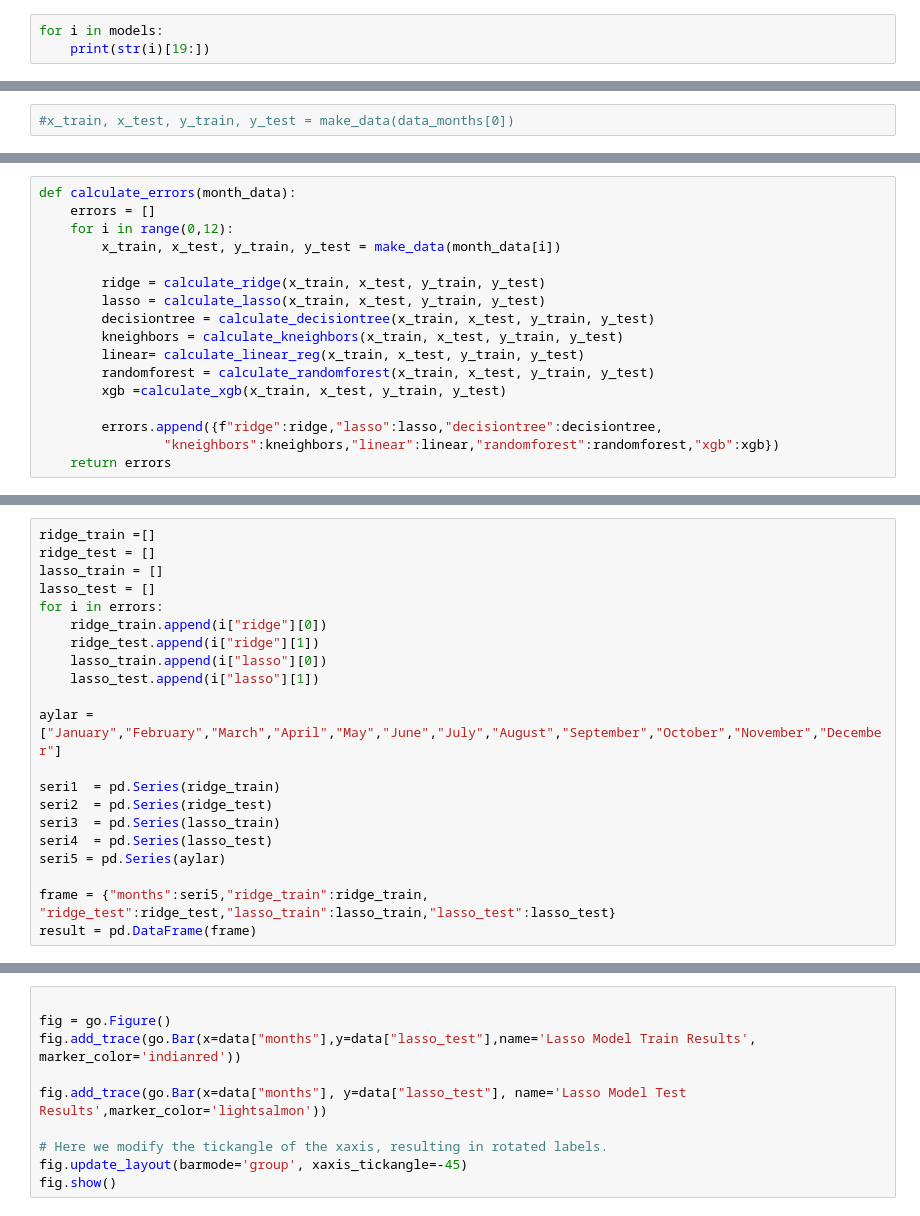
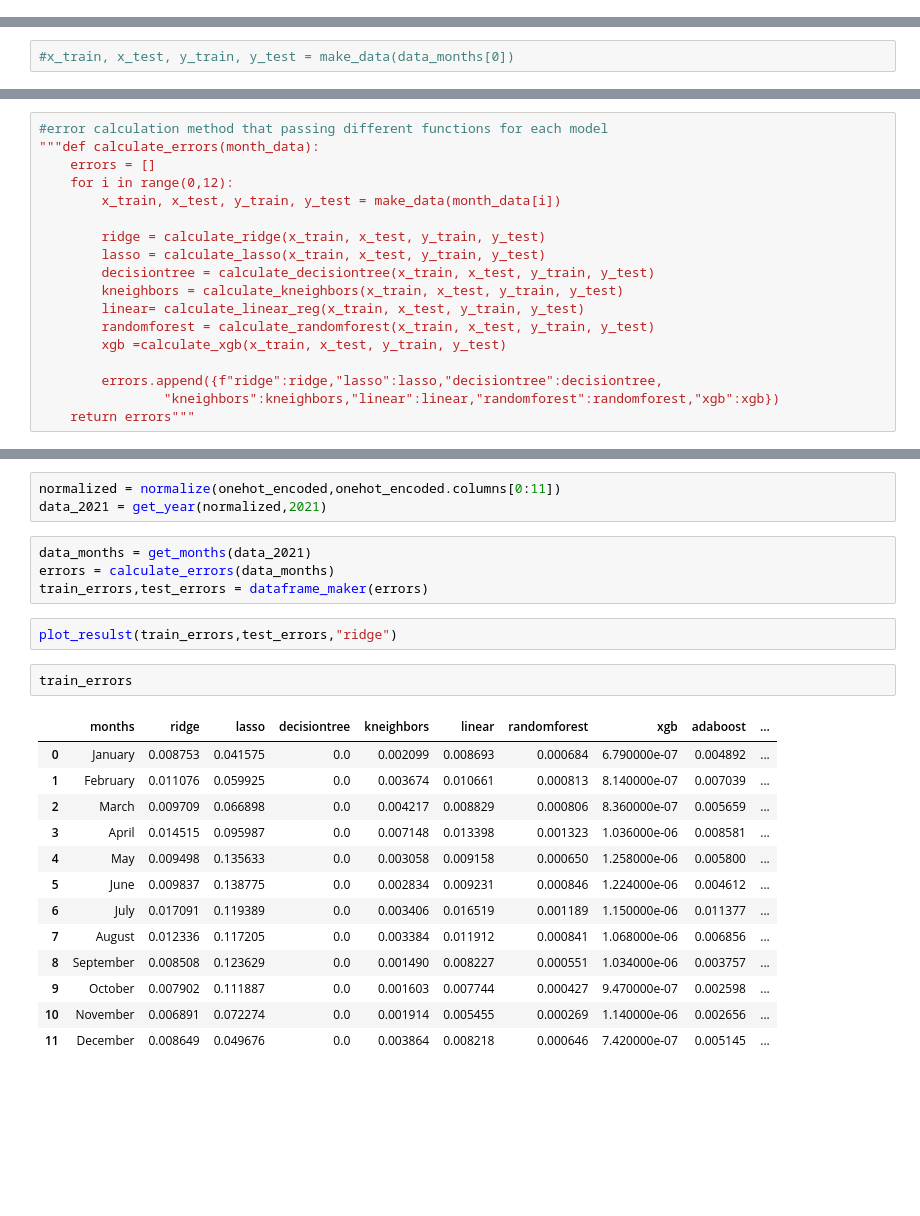
Before and after one commit to xalil8/solar_time_series_forecast, a Jupyter notebook: different_encoding.ipynb, the cells around one changed output, grey strips where cells are left out. Saved outputs shown, nothing was run; the diff lists cells and outputs as text; blank space fills up the shorter version.

Commit message:
final_show

```diff
--- a/different_encoding.ipynb
+++ b/different_encoding.ipynb
@@ -127,6 +137,3 @@ def make_data(dataframe):
     y_test = x_test.pop('Production')
 
     return x_train, x_test, y_train, y_test
-# %%
-for i in models:
-    print(str(i)[19:])
@@ -166,5 +181,6 @@ data_months = get_months(data_2021)
 # %%
-def calculate_errors(month_data):
+#error calculation method that passing different functions for each model
+"""def calculate_errors(month_data):
     errors = []
     for i in range(0,12):
         x_train, x_test, y_train, y_test = make_data(month_data[i])
@@ -179,4 +195,4 @@ def calculate_errors(month_data):
 
         errors.append({f"ridge":ridge,"lasso":lasso,"decisiontree":decisiontree,
                 "kneighbors":kneighbors,"linear":linear,"randomforest":randomforest,"xgb":xgb})
-    return errors
+    return errors"""
@@ -195,21 +198,0 @@ errors[1]
-# %%
-ridge_train =[]
-ridge_test = []
-lasso_train = []
-lasso_test = []
-for i in errors:
-    ridge_train.append(i["ridge"][0])
-    ridge_test.append(i["ridge"][1])
-    lasso_train.append(i["lasso"][0])
-    lasso_test.append(i["lasso"][1])
-
-aylar = ["January","February","March","April","May","June","July","August","September","October","November","December"]
-
-seri1  = pd.Series(ridge_train)
-seri2  = pd.Series(ridge_test)
-seri3  = pd.Series(lasso_train)
-seri4  = pd.Series(lasso_test)
-seri5 = pd.Series(aylar)
-
-frame = {"months":seri5,"ridge_train":ridge_train, "ridge_test":ridge_test,"lasso_train":lasso_train,"lasso_test":lasso_test}
-result = pd.DataFrame(frame)
@@ -228,10 +262,25 @@ fig.show()
-# %%
-
-fig = go.Figure()
-fig.add_trace(go.Bar(x=data["months"],y=data["lasso_test"],name='Lasso Model Train Results', marker_color='indianred'))
-
-fig.add_trace(go.Bar(x=data["months"], y=data["lasso_test"], name='Lasso Model Test Results',marker_color='lightsalmon'))
-
-# Here we modify the tickangle of the xaxis, resulting in rotated labels.
-fig.update_layout(barmode='group', xaxis_tickangle=-45)
-fig.show()
+# %%
+normalized = normalize(onehot_encoded,onehot_encoded.columns[0:11])
+data_2021 = get_year(normalized,2021)
+# %%
+data_months = get_months(data_2021)
+errors = calculate_errors(data_months)
+train_errors,test_errors = dataframe_maker(errors)
+# %%
+plot_resulst(train_errors,test_errors,"ridge")
+# %%
+train_errors
+# %% [output]
+|  | months | ridge | lasso | decisiontree | kneighbors | linear | randomforest | xgb | adaboost | ... |
+| 0 | January | 0.008753 | 0.041575 | 0.0 | 0.002099 | 0.008693 | 0.000684 | 6.790000e-07 | 0.004892 | ... |
+| 1 | February | 0.011076 | 0.059925 | 0.0 | 0.003674 | 0.010661 | 0.000813 | 8.140000e-07 | 0.007039 | ... |
+| 2 | March | 0.009709 | 0.066898 | 0.0 | 0.004217 | 0.008829 | 0.000806 | 8.360000e-07 | 0.005659 | ... |
+| 3 | April | 0.014515 | 0.095987 | 0.0 | 0.007148 | 0.013398 | 0.001323 | 1.036000e-06 | 0.008581 | ... |
+| 4 | May | 0.009498 | 0.135633 | 0.0 | 0.003058 | 0.009158 | 0.000650 | 1.258000e-06 | 0.005800 | ... |
+| 5 | June | 0.009837 | 0.138775 | 0.0 | 0.002834 | 0.009231 | 0.000846 | 1.224000e-06 | 0.004612 | ... |
+| 6 | July | 0.017091 | 0.119389 | 0.0 | 0.003406 | 0.016519 | 0.001189 | 1.150000e-06 | 0.011377 | ... |
+| 7 | August | 0.012336 | 0.117205 | 0.0 | 0.003384 | 0.011912 | 0.000841 | 1.068000e-06 | 0.006856 | ... |
+| 8 | September | 0.008508 | 0.123629 | 0.0 | 0.001490 | 0.008227 | 0.000551 | 1.034000e-06 | 0.003757 | ... |
+| 9 | October | 0.007902 | 0.111887 | 0.0 | 0.001603 | 0.007744 | 0.000427 | 9.470000e-07 | 0.002598 | ... |
+| 10 | November | 0.006891 | 0.072274 | 0.0 | 0.001914 | 0.005455 | 0.000269 | 1.140000e-06 | 0.002656 | ... |
+| 11 | December | 0.008649 | 0.049676 | 0.0 | 0.003864 | 0.008218 | 0.000646 | 7.420000e-07 | 0.005145 | ... |
```
Also changed, not shown: parts of 23 cells of this notebook, 14 other files.
